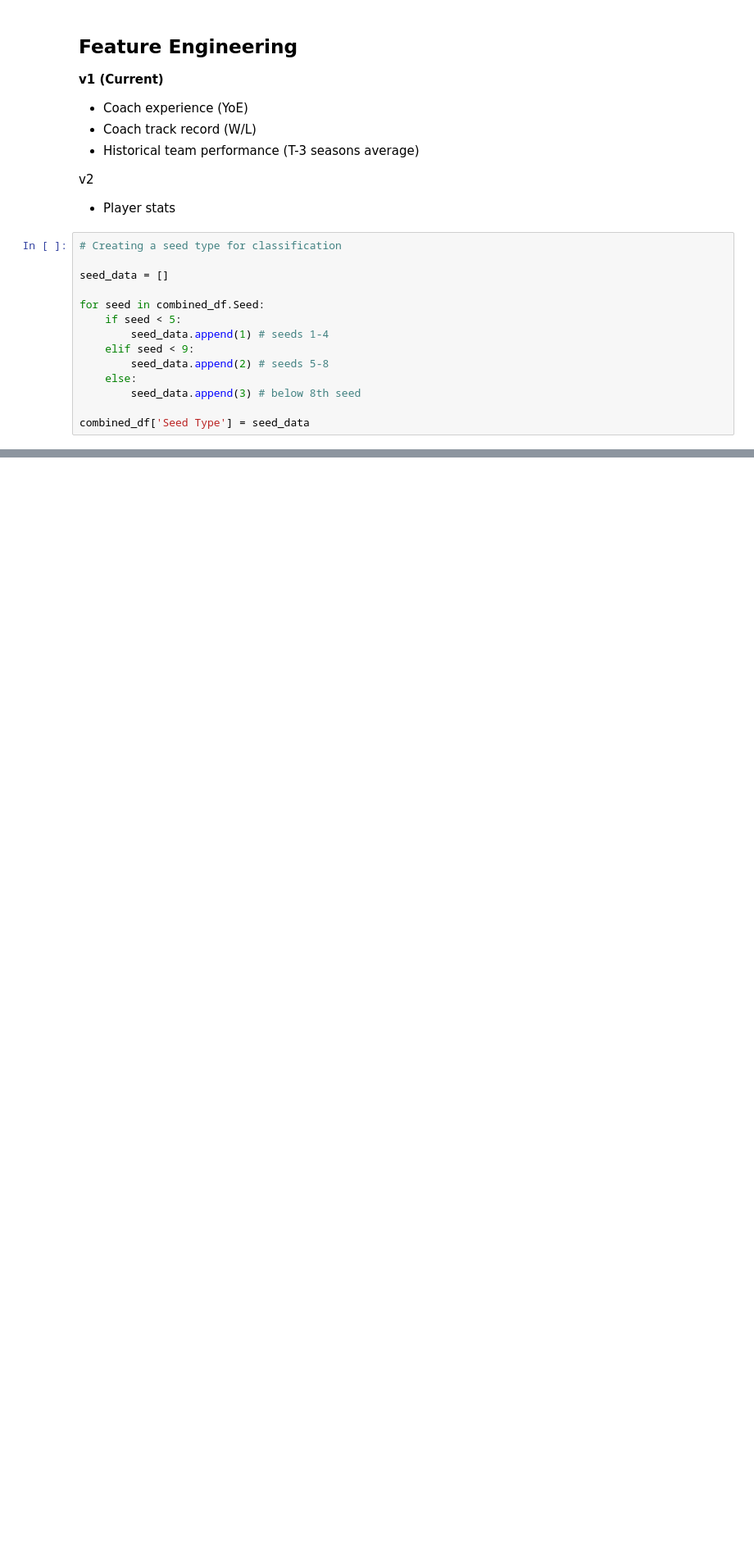
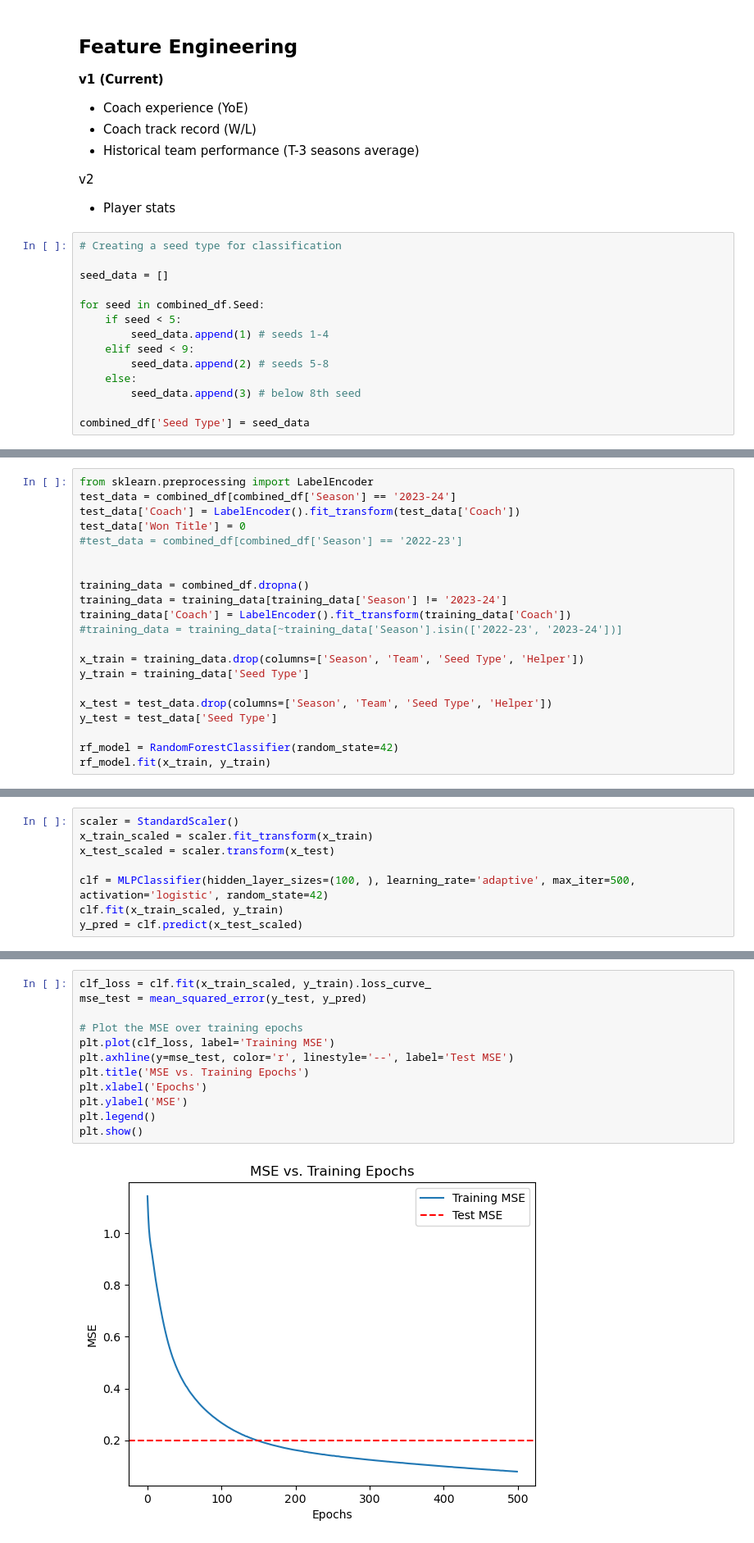
Before and after one commit to cgkelvin/sports-analytics, a Jupyter notebook: analysis.ipynb, the cells around one changed output, grey strips where cells are left out. Shown: that part at 82% size. Drawn from its saved outputs; the diff is of its cells as text; blank space fills up the shorter version.

```diff
--- a/analysis.ipynb
+++ b/analysis.ipynb
@@ -320,0 +324,21 @@ RandomForestClassifier(random_state=42)
+# %%
+from sklearn.preprocessing import LabelEncoder
+test_data = combined_df[combined_df['Season'] == '2023-24']
+test_data['Coach'] = LabelEncoder().fit_transform(test_data['Coach'])
+test_data['Won Title'] = 0
+#test_data = combined_df[combined_df['Season'] == '2022-23']
+
+
+training_data = combined_df.dropna()
+training_data = training_data[training_data['Season'] != '2023-24']
+training_data['Coach'] = LabelEncoder().fit_transform(training_data['Coach'])
+#training_data = training_data[~training_data['Season'].isin(['2022-23', '2023-24'])]
+
+x_train = training_data.drop(columns=['Season', 'Team', 'Seed Type', 'Helper'])
+y_train = training_data['Seed Type']
+
+x_test = test_data.drop(columns=['Season', 'Team', 'Seed Type', 'Helper'])
+y_test = test_data['Seed Type']
+
+rf_model = RandomForestClassifier(random_state=42)
+rf_model.fit(x_train, y_train)
@@ -326,0 +411,8 @@ accuracy
+# %%
+scaler = StandardScaler()
+x_train_scaled = scaler.fit_transform(x_train)
+x_test_scaled = scaler.transform(x_test)
+
+clf = MLPClassifier(hidden_layer_sizes=(100, ), learning_rate='adaptive', max_iter=500, activation='logistic', random_state=42)
+clf.fit(x_train_scaled, y_train)
+y_pred = clf.predict(x_test_scaled)
@@ -326,0 +464,14 @@ accuracy
+# %%
+clf_loss = clf.fit(x_train_scaled, y_train).loss_curve_
+mse_test = mean_squared_error(y_test, y_pred)
+
+# Plot the MSE over training epochs
+plt.plot(clf_loss, label='Training MSE')
+plt.axhline(y=mse_test, color='r', linestyle='--', label='Test MSE')
+plt.title('MSE vs. Training Epochs')
+plt.xlabel('Epochs')
+plt.ylabel('MSE')
+plt.legend()
+plt.show()
+# %% [output]
+[figure, added]
```
Also changed, not shown: parts of 23 cells of this notebook.
